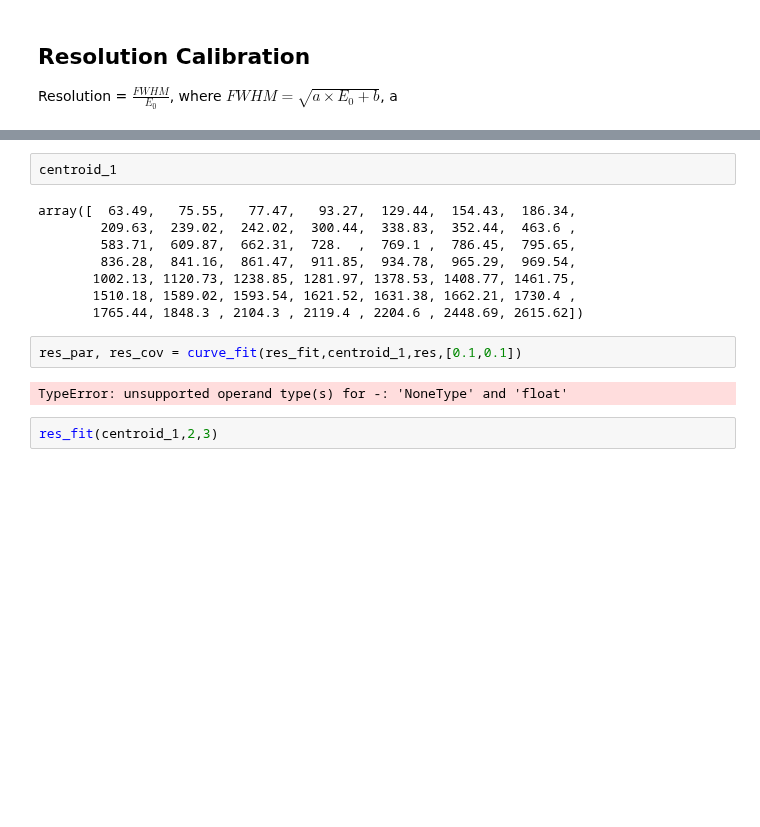
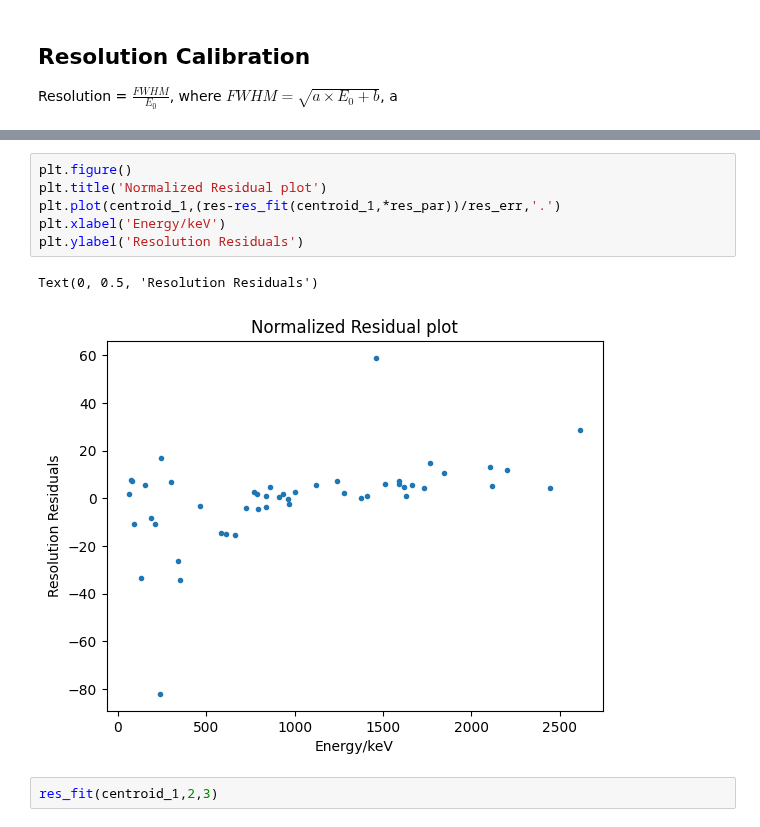
Before and after one commit to ngcnpeter/HPGe_lab_y3, a Jupyter notebook: spectal_analysis.ipynb, the cells around one changed output, grey strips where cells are left out. Saved outputs shown, nothing was run; the diff lists cells and outputs as text; blank space fills up the shorter version.

Commit message:
resolution calibration

```diff
--- a/spectal_analysis.ipynb
+++ b/spectal_analysis.ipynb
@@ -130,16 +130,11 @@ Text(1600, 0.014, 'b =1.8$\\pm$0.114')
-# %%
-centroid_1
-# %% [output]
-array([  63.49,   75.55,   77.47,   93.27,  129.44,  154.43,  186.34,
-        209.63,  239.02,  242.02,  300.44,  338.83,  352.44,  463.6 ,
-        583.71,  609.87,  662.31,  728.  ,  769.1 ,  786.45,  795.65,
-        836.28,  841.16,  861.47,  911.85,  934.78,  965.29,  969.54,
-       1002.13, 1120.73, 1238.85, 1281.97, 1378.53, 1408.77, 1461.75,
-       1510.18, 1589.02, 1593.54, 1621.52, 1631.38, 1662.21, 1730.4 ,
-       1765.44, 1848.3 , 2104.3 , 2119.4 , 2204.6 , 2448.69, 2615.62])
-# %%
-res_par, res_cov = curve_fit(res_fit,centroid_1,res,[0.1,0.1])
-# %% [output]
-TypeError: unsupported operand type(s) for -: 'NoneType' and 'float'
+# %%
+plt.figure()
+plt.title('Normalized Residual plot')
+plt.plot(centroid_1,(res-res_fit(centroid_1,*res_par))/res_err,'.')
+plt.xlabel('Energy/keV')
+plt.ylabel('Resolution Residuals')
+# %% [output]
+Text(0, 0.5, 'Resolution Residuals')
+[figure, added]
 # %%
 res_fit(centroid_1,2,3)
```
Also changed, not shown: parts of 2 cells of this notebook.
